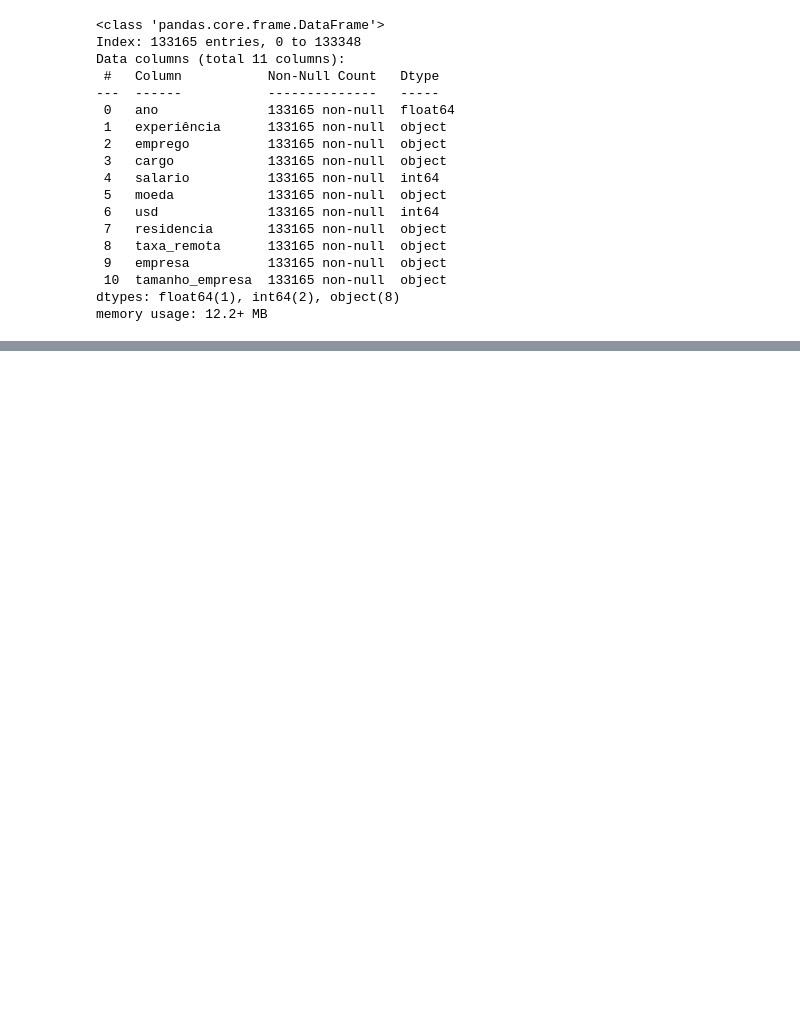
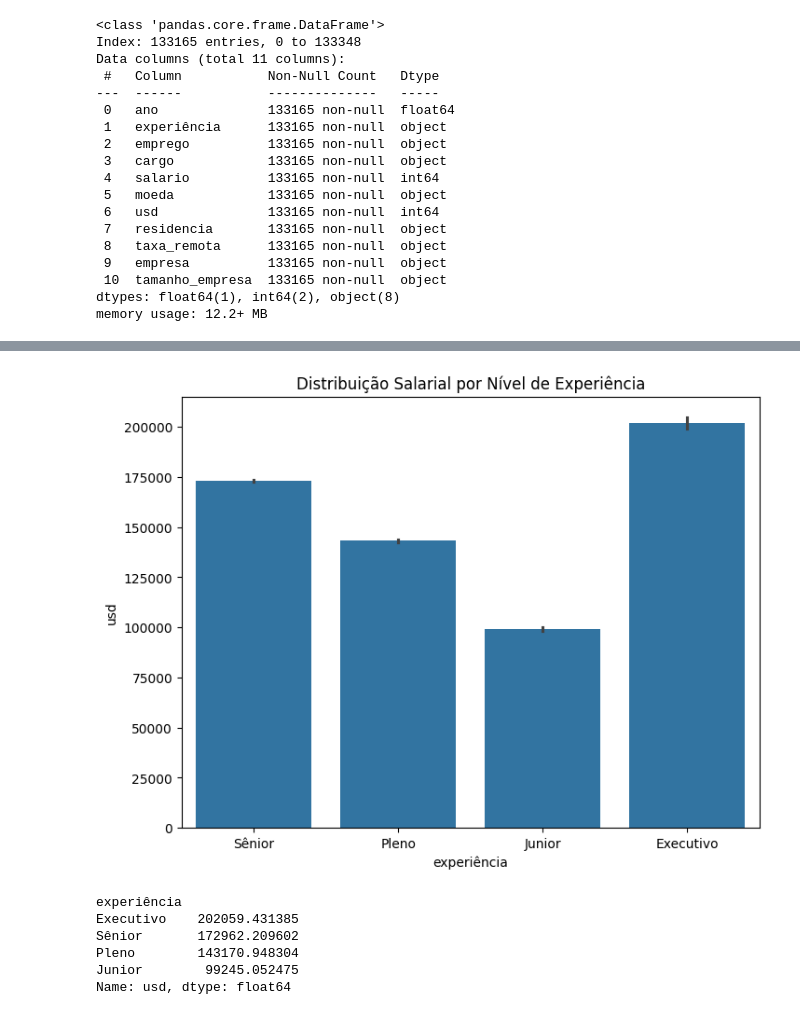
Before and after one commit to enzooxfps/Dados, a Jupyter notebook: GitHub1/Dados.ipynb, the cells around one changed output, grey strips where cells are left out. Saved outputs shown, nothing was run; the diff lists cells and outputs as text; code cells hidden in the pictures; blank space fills up the shorter version.

```diff
--- a/GitHub1/Dados.ipynb
+++ b/GitHub1/Dados.ipynb
@@ -281,0 +296,18 @@ dados_limpos.head()
+# %%
+plt.figure(figsize=(8,6))
+sns.barplot(data = dados_limpos, x = "experiência", y = "usd")
+plt.title("Distribuição Salarial por Nível de Experiência")
+plt.xlabel=("Nível de Experiência")
+plt.ylabel=("Sálario médio anual (USD)")
+plt.show()
+# %% [output]
+[figure, added]
+# %%
+dados_limpos.groupby("experiência")["usd"].mean().sort_values(ascending=False)
+# %% [output]
+experiência
+Executivo    202059.431385
+Sênior       172962.209602
+Pleno        143170.948304
+Junior        99245.052475
+Name: usd, dtype: float64
```
Also changed, not shown: parts of 10 cells of this notebook.
